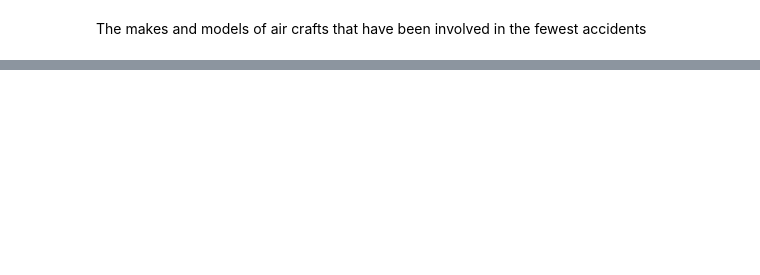
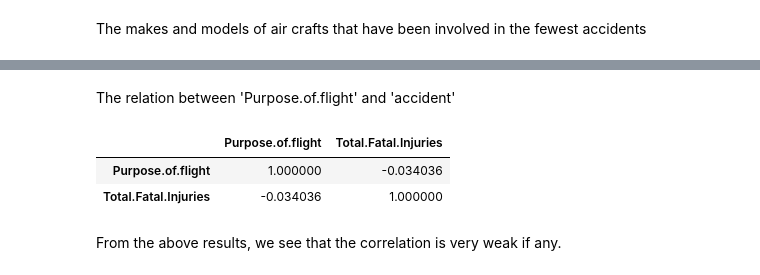
Before and after one commit to msnjerig/End_of_Phase1_Project_Gachie, a Jupyter notebook: index.ipynb, the cells around one changed output, grey strips where cells are left out. Cells and saved outputs as stored; diff of their text form; code cells hidden in the pictures; blank space fills up the shorter version.

```diff
--- a/index.ipynb
+++ b/index.ipynb
@@ -269,0 +306,13 @@ plt.show()
+# %% [markdown]
+The relation between 'Purpose.of.flight' and 'accident'
+# %%
+data_df['Purpose.of.flight'] = data_df['Purpose.of.flight'].astype('category').cat.codes
+
+purpose_accident_corr = data_df[["Purpose.of.flight", "Total.Fatal.Injuries"]].corr()
+purpose_accident_corr
+# %% [output]
+|  | Purpose.of.flight | Total.Fatal.Injuries |
+| Purpose.of.flight | 1.000000 | -0.034036 |
+| Total.Fatal.Injuries | -0.034036 | 1.000000 |
+# %% [markdown]
+From the above results, we see that the correlation is very weak if any.
```
Also changed, not shown: parts of 8 cells of this notebook.
